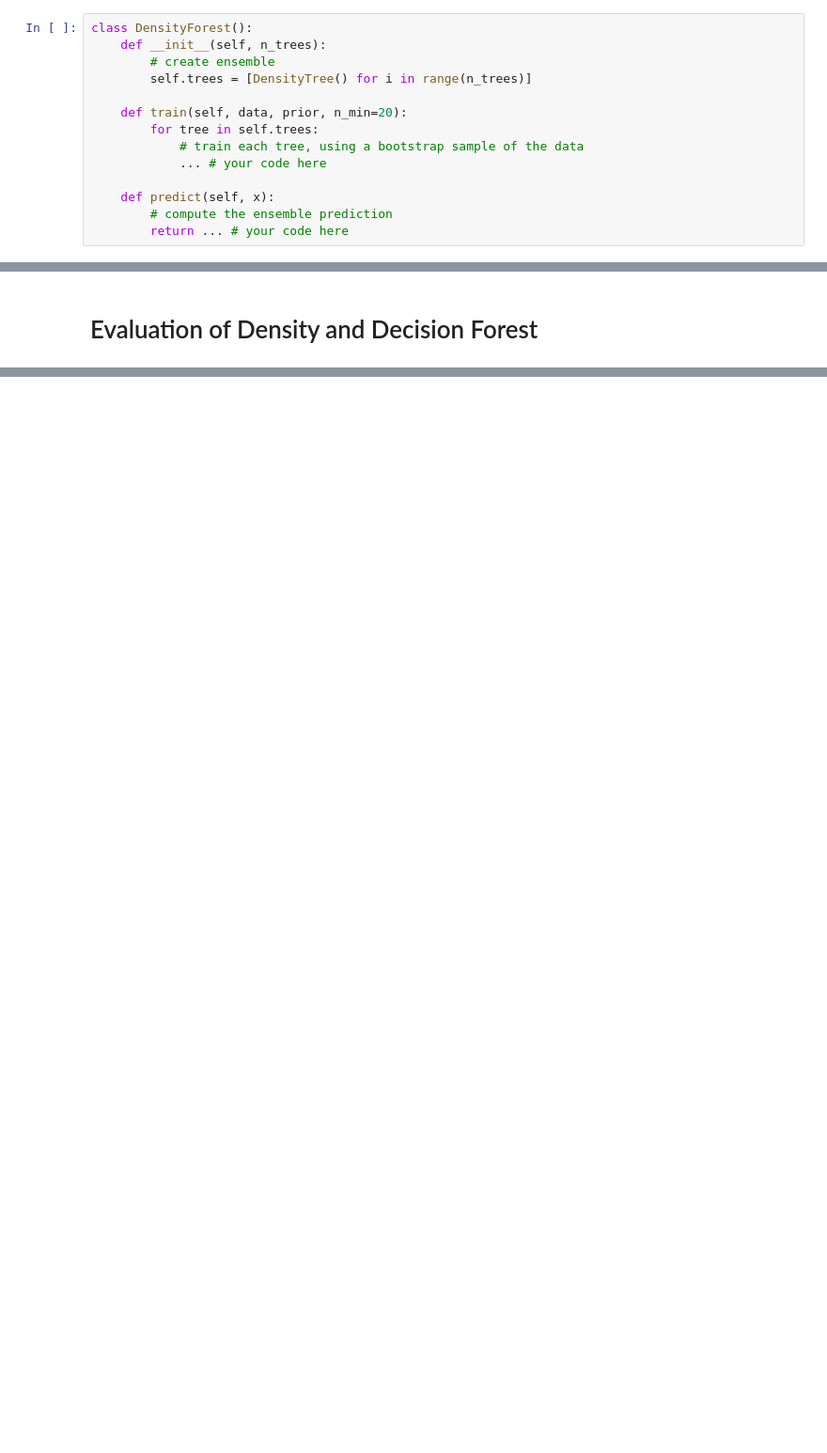
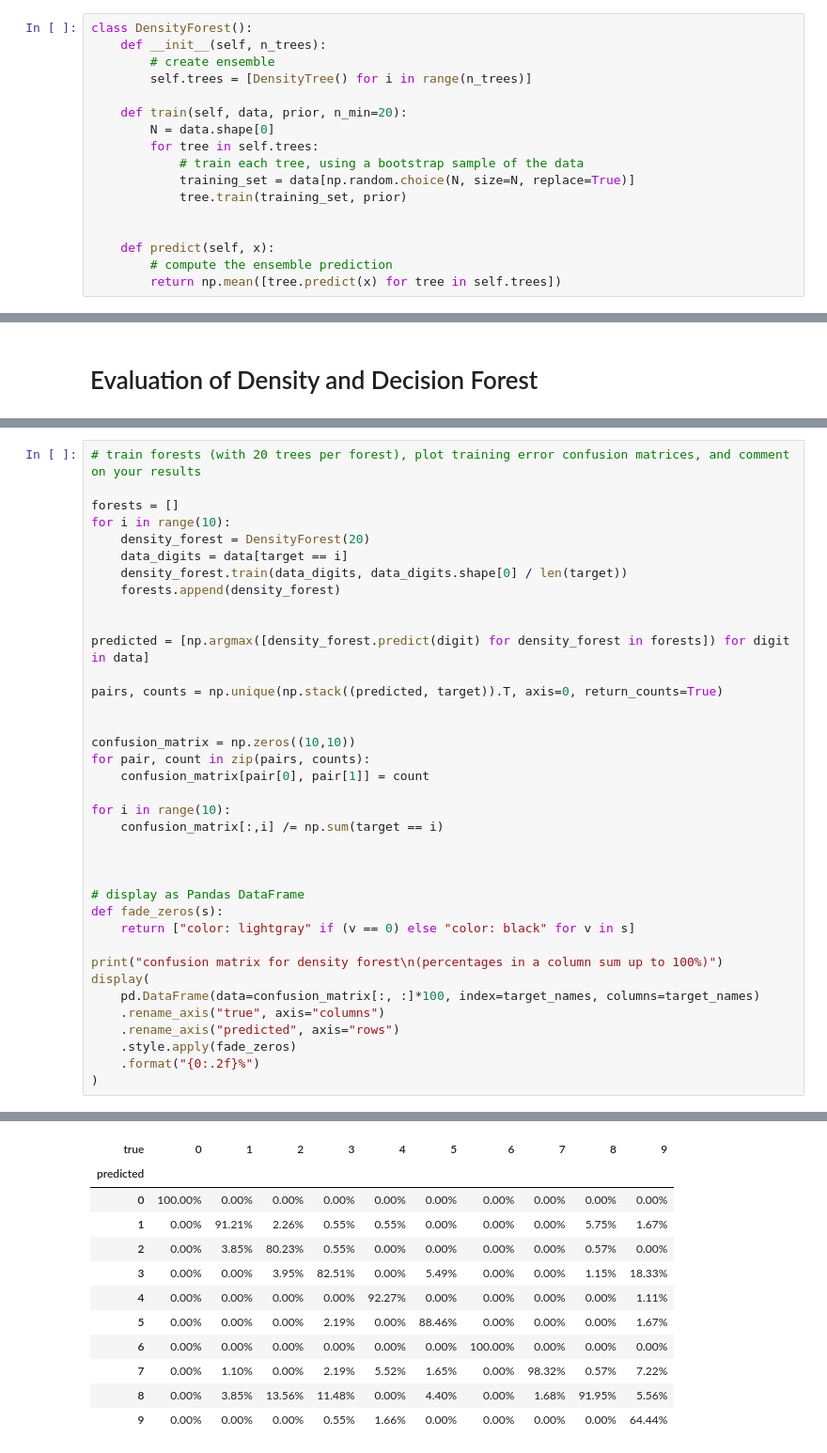
Before and after one commit to LarsKue/FML, a Jupyter notebook: ex04/tree-methods-stubs-nico.ipynb, the cells around one changed output, grey strips where cells are left out. Shown at 94% size. Cells and saved outputs as stored; diff of their text form; blank space fills up the shorter version.

```diff
--- a/ex04/tree-methods-stubs-nico.ipynb
+++ b/ex04/tree-methods-stubs-nico.ipynb
@@ -332,13 +423,16 @@ class DensityForest():
         self.trees = [DensityTree() for i in range(n_trees)]
 
     def train(self, data, prior, n_min=20):
+        N = data.shape[0]
         for tree in self.trees:
             # train each tree, using a bootstrap sample of the data
-            ... # your code here
+            training_set = data[np.random.choice(N, size=N, replace=True)]
+            tree.train(training_set, prior)
+
 
     def predict(self, x):
         # compute the ensemble prediction
-        return ... # your code here
+        return np.mean([tree.predict(x) for tree in self.trees])
 # %%
 class DecisionForest():
     def __init__(self, n_trees):
@@ -381,0 +454,38 @@ dict_keys(['data', 'target', 'target_names', 'images', 'DESCR'])
+# %%
+# train forests (with 20 trees per forest), plot training error confusion matrices, and comment on your results
+
+forests = []
+for i in range(10):
+    density_forest = DensityForest(20)
+    data_digits = data[target == i]
+    density_forest.train(data_digits, data_digits.shape[0] / len(target))
+    forests.append(density_forest)
+
+
+predicted = [np.argmax([density_forest.predict(digit) for density_forest in forests]) for digit in data]
+
+pairs, counts = np.unique(np.stack((predicted, target)).T, axis=0, return_counts=True)
+
+
+confusion_matrix = np.zeros((10,10))
+for pair, count in zip(pairs, counts):
+    confusion_matrix[pair[0], pair[1]] = count
+
+for i in range(10):
+    confusion_matrix[:,i] /= np.sum(target == i)
+
+
+
+# display as Pandas DataFrame
+def fade_zeros(s):
+    return ["color: lightgray" if (v == 0) else "color: black" for v in s]
+
+print("confusion matrix for density forest\n(percentages in a column sum up to 100%)")
+display(
+    pd.DataFrame(data=confusion_matrix[:, :]*100, index=target_names, columns=target_names)
+    .rename_axis("true", axis="columns")
+    .rename_axis("predicted", axis="rows")
+    .style.apply(fade_zeros)
+    .format("{0:.2f}%")
+)
+# %% [output]
@@ -381,0 +494,12 @@ dict_keys(['data', 'target', 'target_names', 'images', 'DESCR'])
+| true | 0 | 1 | 2 | 3 | 4 | 5 | 6 | 7 | 8 | 9 |
+| predicted |  |  |  |  |  |  |  |  |  |  |
+| 0 | 100.00% | 0.00% | 0.00% | 0.00% | 0.00% | 0.00% | 0.00% | 0.00% | 0.00% | 0.00% |
+| 1 | 0.00% | 91.21% | 2.26% | 0.55% | 0.55% | 0.00% | 0.00% | 0.00% | 5.75% | 1.67% |
+| 2 | 0.00% | 3.85% | 80.23% | 0.55% | 0.00% | 0.00% | 0.00% | 0.00% | 0.57% | 0.00% |
+| 3 | 0.00% | 0.00% | 3.95% | 82.51% | 0.00% | 5.49% | 0.00% | 0.00% | 1.15% | 18.33% |
+| 4 | 0.00% | 0.00% | 0.00% | 0.00% | 92.27% | 0.00% | 0.00% | 0.00% | 0.00% | 1.11% |
+| 5 | 0.00% | 0.00% | 0.00% | 2.19% | 0.00% | 88.46% | 0.00% | 0.00% | 0.00% | 1.67% |
+| 6 | 0.00% | 0.00% | 0.00% | 0.00% | 0.00% | 0.00% | 100.00% | 0.00% | 0.00% | 0.00% |
+| 7 | 0.00% | 1.10% | 0.00% | 2.19% | 5.52% | 1.65% | 0.00% | 98.32% | 0.57% | 7.22% |
+| 8 | 0.00% | 3.85% | 13.56% | 11.48% | 0.00% | 4.40% | 0.00% | 1.68% | 91.95% | 5.56% |
+| 9 | 0.00% | 0.00% | 0.00% | 0.55% | 1.66% | 0.00% | 0.00% | 0.00% | 0.00% | 64.44% |
```
Also changed, not shown: parts of 17 cells of this notebook.
